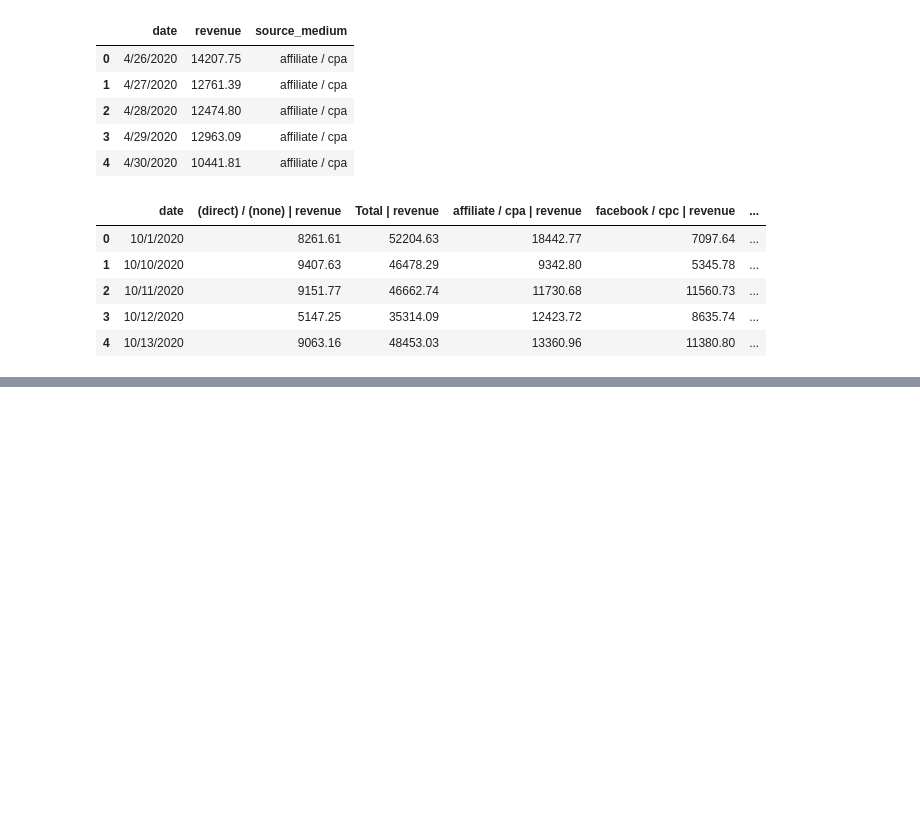
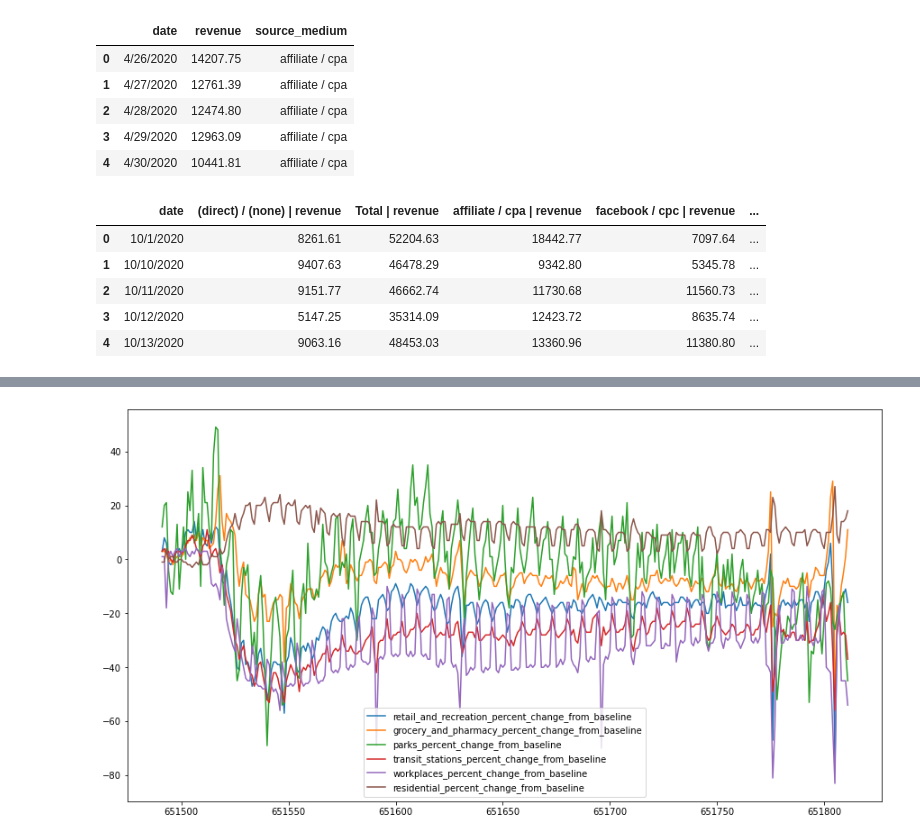
Before and after one commit to hammer-mt/VEX-MMM, a Jupyter notebook: notebooks/Data Cleaning.ipynb, the cells around one changed output, grey strips where cells are left out. Drawn from its saved outputs; the diff is of its cells as text; code cells hidden in the pictures; blank space fills up the shorter version.

Commit message:
added more data cleaning

```diff
--- a/notebooks/Data Cleaning.ipynb
+++ b/notebooks/Data Cleaning.ipynb
@@ -182,0 +323,5 @@ df.to_csv('../data/revenue_clean.csv', index=False)
+# %%
+# Load example COVID mobility data
+file_name = "2020_US_Region_Mobility_Report.csv"
+data = pd.read_csv('../data/'+file_name)
+data.head()
@@ -182,0 +353,4 @@ df.to_csv('../data/revenue_clean.csv', index=False)
+# %%
+region = "Texas"
+texas = data[data['sub_region_1'] == region]
+texas.shape
@@ -182,0 +382,3 @@ df.to_csv('../data/revenue_clean.csv', index=False)
+# %%
+texas = texas[texas['sub_region_2'].isnull()]
+texas.shape
@@ -182,0 +401,4 @@ df.to_csv('../data/revenue_clean.csv', index=False)
+# %%
+texas[texas.columns[8:]].plot(figsize=(15,8));
+# %% [output]
+[figure, added]
```
Also changed, not shown: parts of 34 cells of this notebook, 9 other files.
